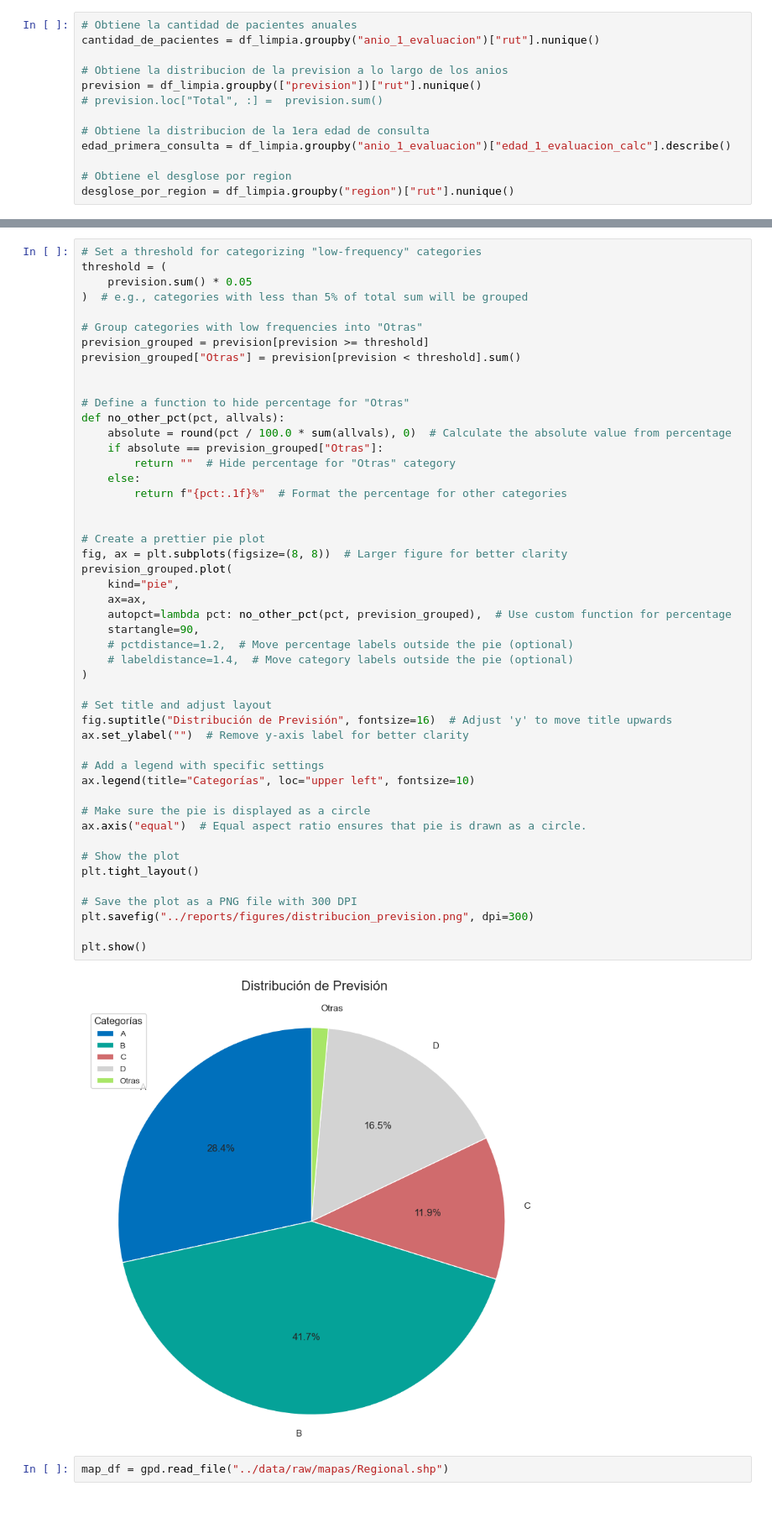
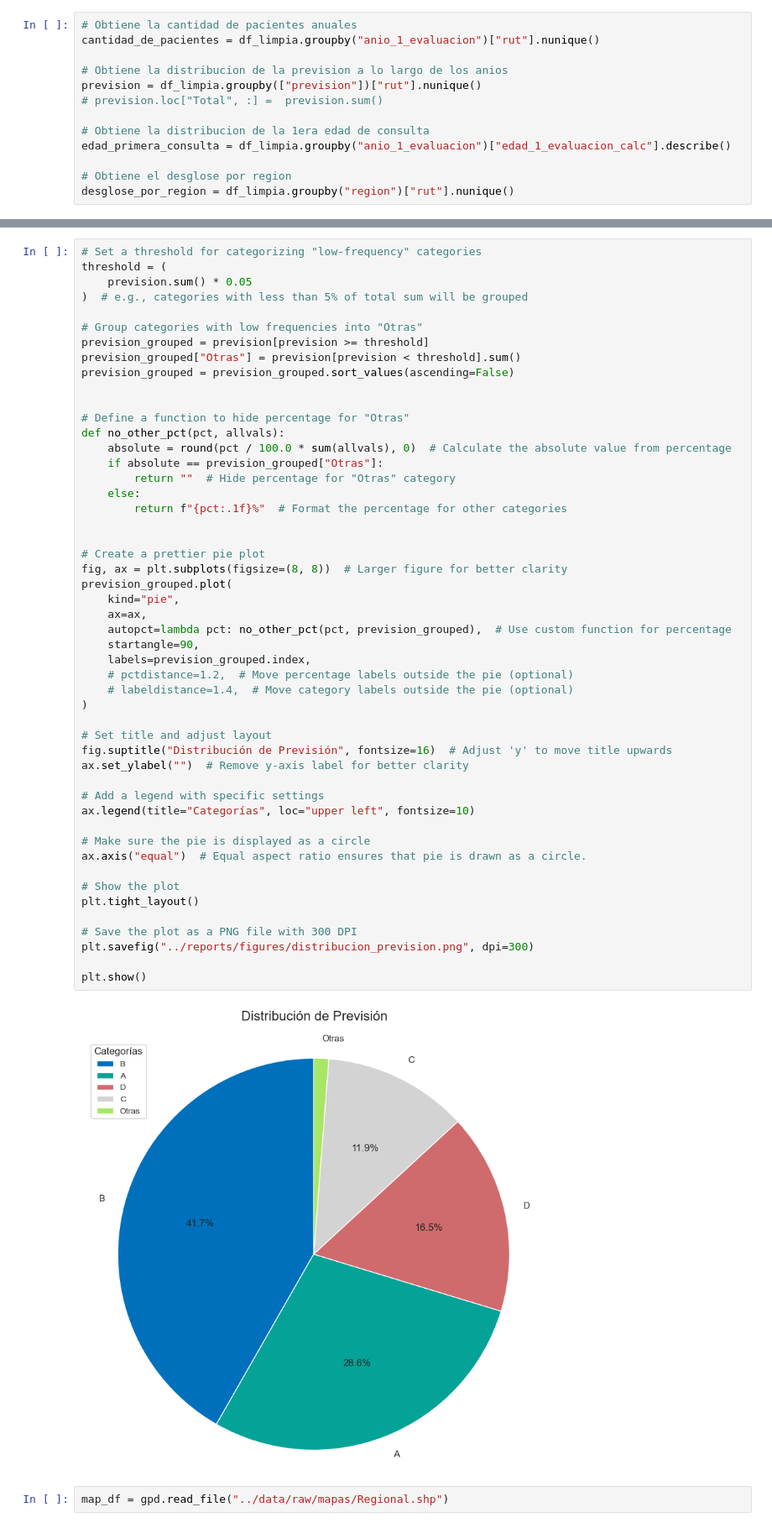
Before and after one commit to JavierRojas14/congenitas-ambulatorio, a Jupyter notebook: notebooks/test.ipynb, the cells around one changed output, grey strips where cells are left out. Shown at 84% size. Drawn from its saved outputs; the diff is of its cells as text.

```diff
--- a/notebooks/test.ipynb
+++ b/notebooks/test.ipynb
@@ -178,6 +181,7 @@ threshold = (
 # Group categories with low frequencies into "Otras"
 prevision_grouped = prevision[prevision >= threshold]
 prevision_grouped["Otras"] = prevision[prevision < threshold].sum()
+prevision_grouped = prevision_grouped.sort_values(ascending=False)
 
 
 # Define a function to hide percentage for "Otras"
@@ -191,34 +195,35 @@ def no_other_pct(pct, allvals):
 
 # Create a prettier pie plot
 fig, ax = plt.subplots(figsize=(8, 8))  # Larger figure for better clarity
 prevision_grouped.plot(
     kind="pie",
     ax=ax,
     autopct=lambda pct: no_other_pct(pct, prevision_grouped),  # Use custom function for percentage
     startangle=90,
+    labels=prevision_grouped.index,
     # pctdistance=1.2,  # Move percentage labels outside the pie (optional)
     # labeldistance=1.4,  # Move category labels outside the pie (optional)
 )
 
 # Set title and adjust layout
 fig.suptitle("Distribución de Previsión", fontsize=16)  # Adjust 'y' to move title upwards
 ax.set_ylabel("")  # Remove y-axis label for better clarity
 
 # Add a legend with specific settings
 ax.legend(title="Categorías", loc="upper left", fontsize=10)
 
 # Make sure the pie is displayed as a circle
 ax.axis("equal")  # Equal aspect ratio ensures that pie is drawn as a circle.
 
 # Show the plot
 plt.tight_layout()
 
 # Save the plot as a PNG file with 300 DPI
 plt.savefig("../reports/figures/distribucion_prevision.png", dpi=300)
 
 plt.show()
 # %% [output]
-[figure, old version]
+[figure, new version]
 # %%
 map_df = gpd.read_file("../data/raw/mapas/Regional.shp")
 # %%
```
Also changed, not shown: parts of 1 cell of this notebook.
